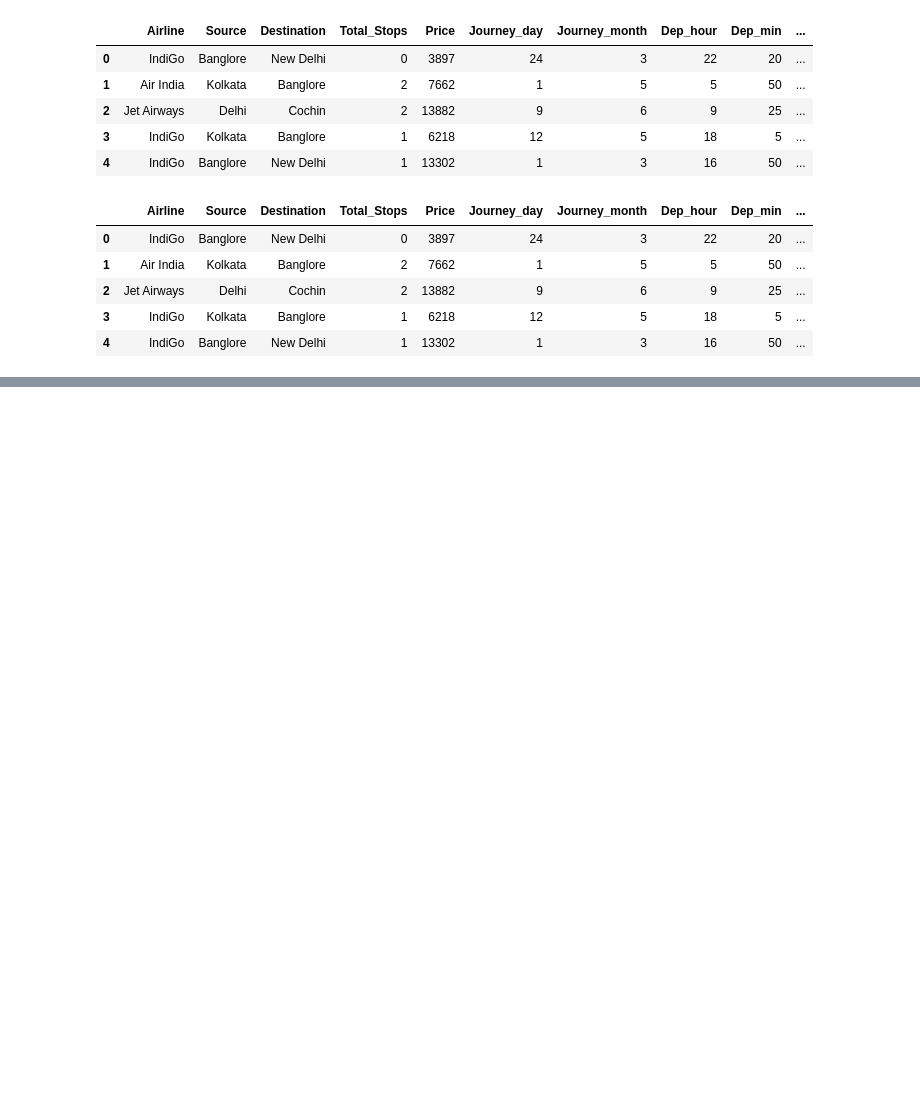
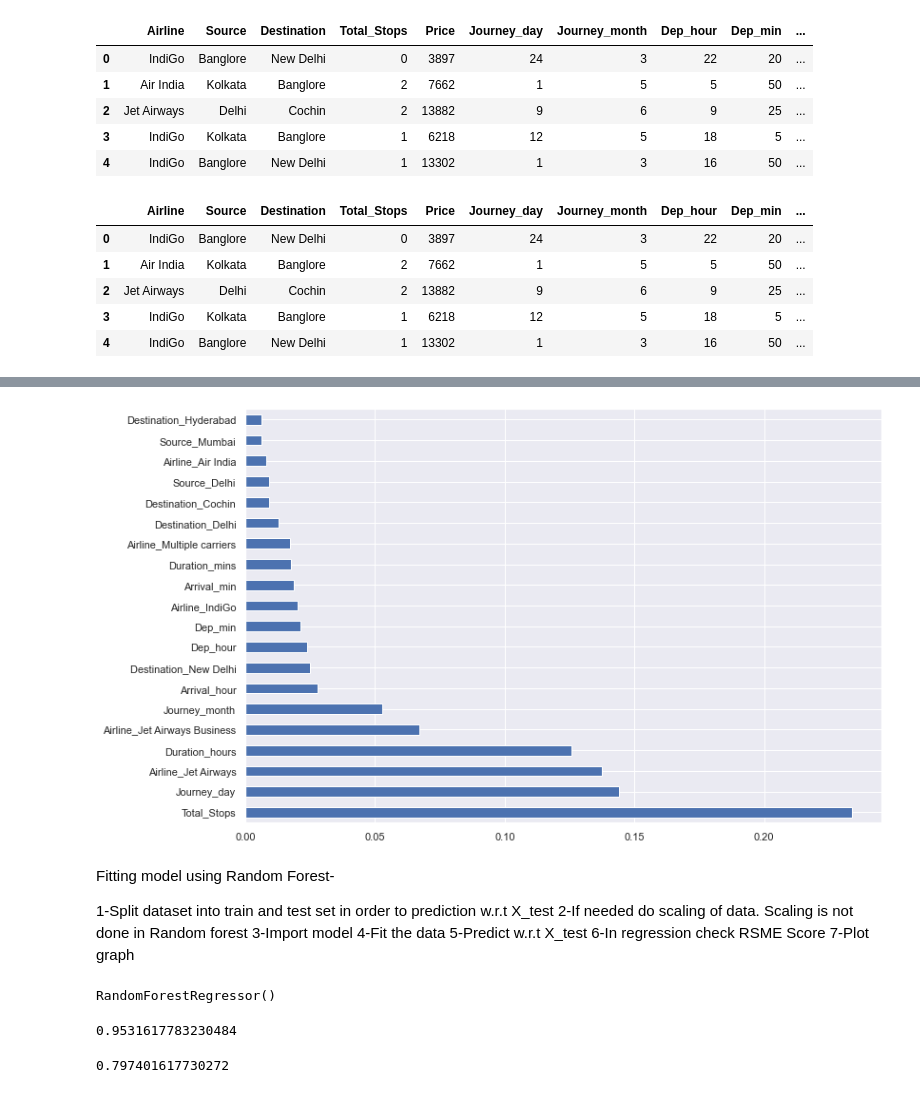
Before and after one commit to anvit121/Flight-Rate-Prediction-System, a Jupyter notebook: flight-fare-prediction.ipynb, the cells around one changed output, grey strips where cells are left out. Drawn from its saved outputs; the diff is of its cells as text; code cells hidden in the pictures; blank space fills up the shorter version.

```diff
--- a/flight-fare-prediction.ipynb
+++ b/flight-fare-prediction.ipynb
@@ -334,4 +334,4 @@ data_train.head()
 | 3 | IndiGo | Kolkata | Banglore | 1 | 6218 | 12 | 5 | 18 | 5 | ... |
 | 4 | IndiGo | Banglore | New Delhi | 1 | 13302 | 1 | 3 | 16 | 50 | ... |
 # %%
-data_train.shape
+data_train.drop(["Airline","Source","Destination"], axis=1, inplace=True)
@@ -339,0 +498,14 @@ data_train.shape
+# %%
+# X is an independent variable
+
+X = data_train.loc[:,['Total_Stops', 'Journey_day', 'Journey_month', 'Dep_hour',
+       'Dep_min', 'Arrival_hour', 'Arrival_min', 'Duration_hours',
+       'Duration_mins', 'Airline_Air India', 'Airline_GoAir', 'Airline_IndiGo',
+       'Airline_Jet Airways', 'Airline_Jet Airways Business',
+       'Airline_Multiple carriers',
+       'Airline_Multiple carriers Premium economy', 'Airline_SpiceJet',
+       'Airline_Trujet', 'Airline_Vistara', 'Airline_Vistara Premium economy',
+       'Source_Chennai', 'Source_Delhi', 'Source_Kolkata', 'Source_Mumbai',
+       'Destination_Cochin', 'Destination_Delhi', 'Destination_Hyderabad',
+       'Destination_Kolkata', 'Destination_New Delhi']]
+X.head()
@@ -339,0 +560,20 @@ data_train.shape
+# %%
+#plotting a graph of feature importances for better visualization
+# barh- horizontal bar plot
+
+plt.figure(figsize = (12,8))
+feat_importances = pd.Series(selection.feature_importances_, index=X.columns)
+feat_importances.nlargest(20).plot(kind='barh')
+plt.show()
+# %% [output]
+[figure, added]
+# %% [markdown]
+Fitting model using Random Forest-
+
+1-Split dataset into train and test set in order to prediction w.r.t X_test
+2-If needed do scaling of data. Scaling is not done in Random forest
+3-Import model
+4-Fit the data
+5-Predict w.r.t X_test
+6-In regression check RSME Score
+7-Plot graph
@@ -339,0 +583,6 @@ data_train.shape
+# %%
+from sklearn.ensemble import RandomForestRegressor
+reg_rf = RandomForestRegressor()
+reg_rf.fit(X_train, y_train)
+# %% [output]
+RandomForestRegressor()
@@ -339,0 +591,8 @@ data_train.shape
+# %%
+reg_rf.score(X_train, y_train)
+# %% [output]
+0.9531617783230484
+# %%
+reg_rf.score(X_test, y_test)
+# %% [output]
+0.797401617730272
```
Also changed, not shown: parts of 39 cells of this notebook, 1 other file.
